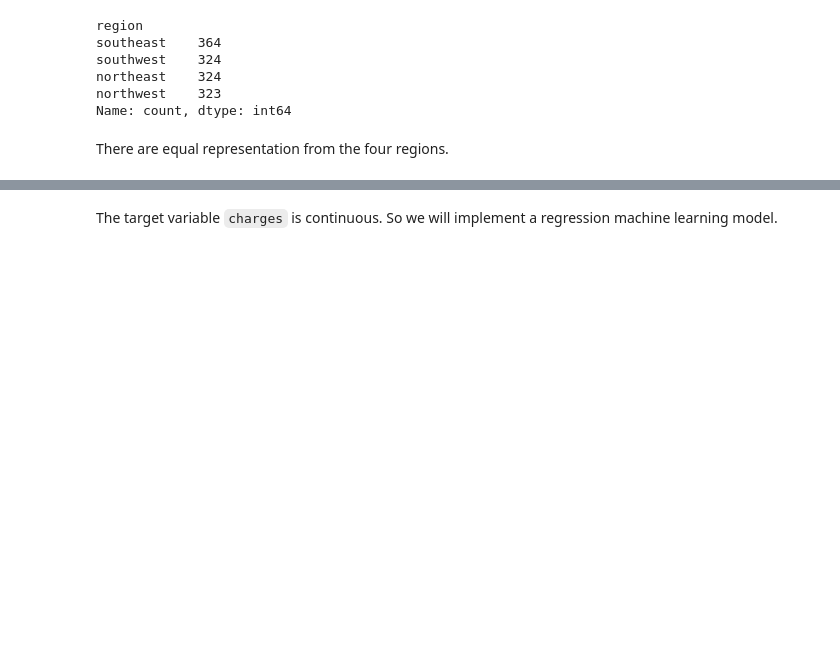
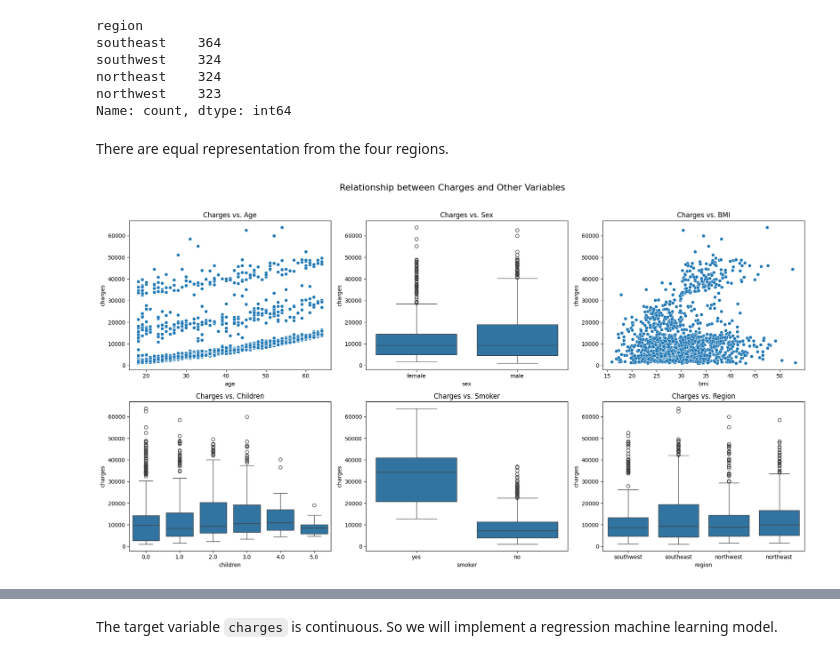
Before and after one commit to twobunnyrabbit/ml-zoomcamp, a Jupyter notebook: midterm-project-v2.ipynb, the cells around one changed output, grey strips where cells are left out. Drawn from its saved outputs; the diff is of its cells as text; code cells hidden in the pictures; blank space fills up the shorter version.

```diff
--- a/midterm-project-v2.ipynb
+++ b/midterm-project-v2.ipynb
@@ -161,3 +178,34 @@ northwest    323
 Name: count, dtype: int64
 # %% [markdown]
 There are equal representation from the four regions.
+# %%
+import matplotlib.pyplot as plt
+import seaborn as sns
+
+# Create a figure and a set of subplots
+fig, axes = plt.subplots(2, 3, figsize=(18, 10))
+fig.suptitle("Relationship between Charges and Other Variables", fontsize=16)
+
+# Plotting relationships
+sns.scatterplot(ax=axes[0, 0], data=df_1, x="age", y="charges")
+axes[0, 0].set_title("Charges vs. Age")
+
+sns.boxplot(ax=axes[0, 1], data=df_1, x="sex", y="charges")
+axes[0, 1].set_title("Charges vs. Sex")
+
+sns.scatterplot(ax=axes[0, 2], data=df_1, x="bmi", y="charges")
+axes[0, 2].set_title("Charges vs. BMI")
+
+sns.boxplot(ax=axes[1, 0], data=df_1, x="children", y="charges")
+axes[1, 0].set_title("Charges vs. Children")
+
+sns.boxplot(ax=axes[1, 1], data=df_1, x="smoker", y="charges")
+axes[1, 1].set_title("Charges vs. Smoker")
+
+sns.boxplot(ax=axes[1, 2], data=df_1, x="region", y="charges")
+axes[1, 2].set_title("Charges vs. Region")
+
+plt.tight_layout(rect=[0, 0, 1, 0.96])
+plt.show()
+# %% [output]
+[figure, added]
```
Also changed, not shown: parts of 23 cells of this notebook.
